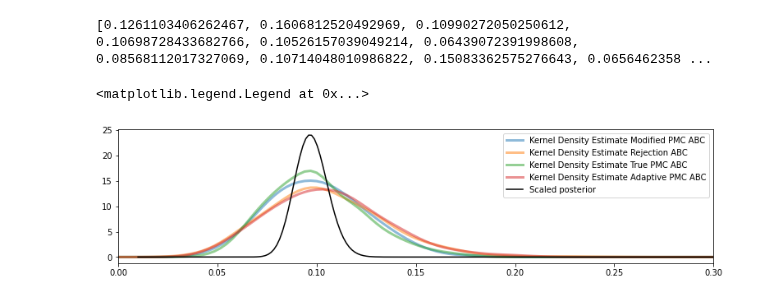
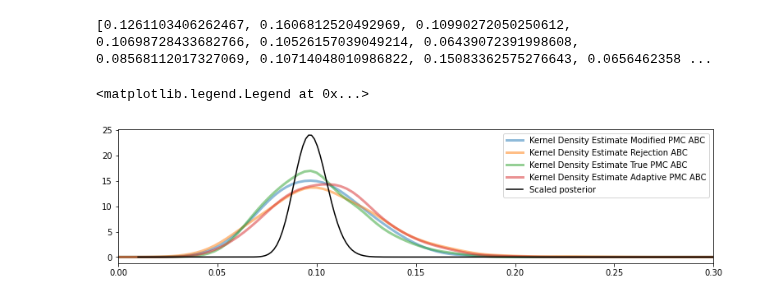
Before and after one commit to pints-team/pints, a Jupyter notebook: degradation.ipynb, the cells around one changed output. Cells and saved outputs as stored; diff of their text form; code cells hidden in the pictures.

Commit message:
finished adaptive pmc abc

```diff
--- a/degradation.ipynb
+++ b/degradation.ipynb
@@ -450,7 +450,7 @@ saved = list(filter(None, some_str.split(' ')))
 
 result = [float(s) for s in saved]
 
-pmc_fake_sample = result
+pmc_fake_samples = result
 # %%
 %matplotlib inline
 
@@ -618,35 +618,35 @@ from statsmodels.nonparametric.kernel_density import KDEMultivariate
 
 def kde_sklearn(x, x_grid, bandwidth=0.2, **kwargs):
     kde_skl = KernelDensity(bandwidth=bandwidth, **kwargs)
     kde_skl.fit(x[:, np.newaxis])
     # score_samples() returns the log-likelihood of the samples
     log_pdf = kde_skl.score_samples(x_grid[:, np.newaxis])
     return np.exp(log_pdf)
 
 mod_true_prob = [x * 0.5 for x in true_prob]
 fig, ax = plt.subplots(1, 1, sharey=True, figsize=(13, 3))
 
-t_samples = pmc_fake_samples
-p_samples = np.array([x for z in rej_abc_samples for y in z for x in y])
-r_samples = true_pmc_samples
-w_samples = samples[:700, 0]
+t_samples = np.array(pmc_fake_samples)
+p_samples = np.array(rej_abc_samples)
+r_samples = np.array(true_pmc_samples)
+w_samples = np.array(adaptive_pmc_samples[:1000])
 
 # print(p_samples)
 
 x_grid = np.linspace(0, 0.3, 100)
 
 ax.plot(x_grid, kde_sklearn(t_samples, x_grid, bandwidth=0.01),
             label='Kernel Density Estimate Modified PMC ABC', linewidth=3, alpha=0.5)
 ax.plot(x_grid, kde_sklearn(p_samples, x_grid, bandwidth=0.01),
             label='Kernel Density Estimate Rejection ABC', linewidth=3, alpha=0.5)
 ax.plot(x_grid, kde_sklearn(r_samples, x_grid, bandwidth=0.007),
             label='Kernel Density Estimate True PMC ABC', linewidth=3, alpha=0.5)
 ax.plot(x_grid, kde_sklearn(w_samples, x_grid, bandwidth=0.01),
             label='Kernel Density Estimate Adaptive PMC ABC', linewidth=3, alpha=0.5)
 # ax.hist(samples[:, 0], 30, fc='gray', histtype='stepfilled', alpha=0.3, density=True)
 plt.plot(thetas, mod_true_prob, color='black', label='Scaled posterior')
 ax.set_xlim(0, 0.3)
 ax.legend(loc='upper right')
 # %% [output]
 <matplotlib.legend.Legend at 0x...>
-[figure, old version]
+[figure, new version]
```
